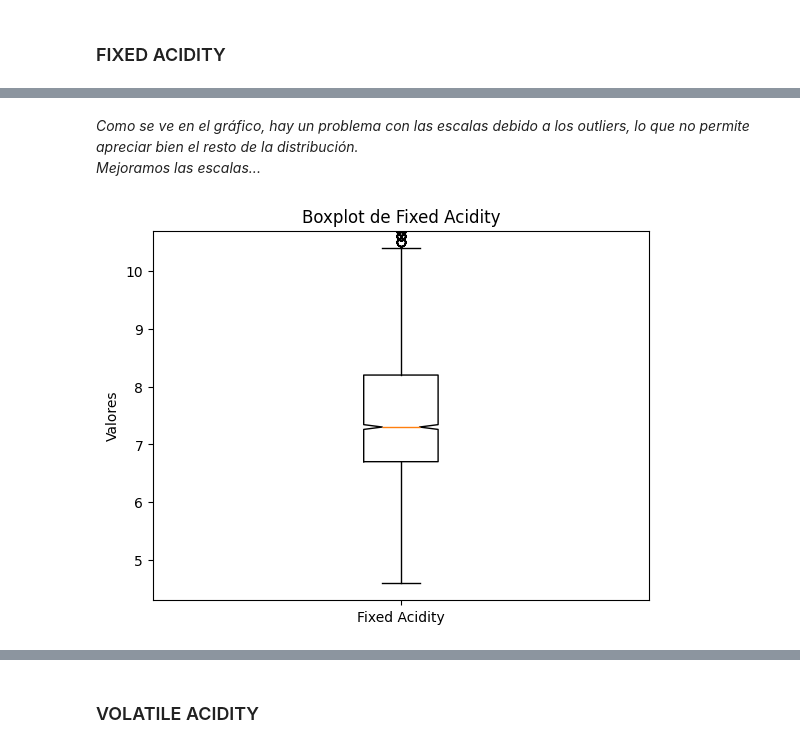
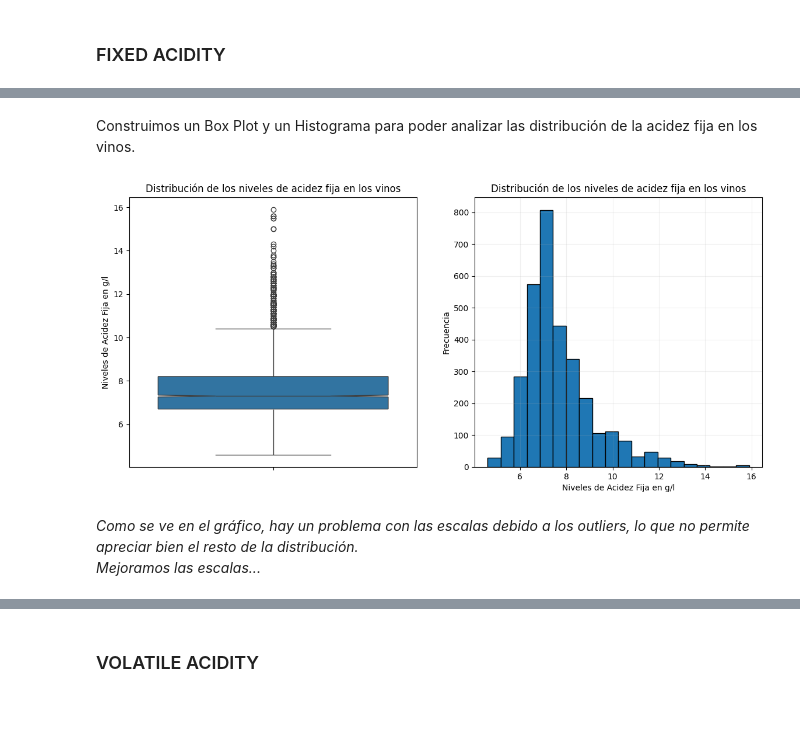
Before and after one commit to Matias914/Wine-Quality-Analysis, a Jupyter notebook: notebook_tpe.ipynb, the cells around one changed output, grey strips where cells are left out. Drawn from its saved outputs; the diff is of its cells as text; code cells hidden in the pictures; blank space fills up the shorter version.

```diff
--- a/notebook_tpe.ipynb
+++ b/notebook_tpe.ipynb
@@ -600,12 +615,43 @@ plt.show()
+# %% [markdown]
+Construimos un Box Plot y un Histograma para poder analizar las distribución de la acidez fija en los vinos.
+# %%
+# Se crean dos gráficos: un box plot y un histograma
+# Se establecen sus escalas
+fig, (bplot, his) = plt.subplots(1, 2, figsize=(14, 6))
+
+# BOX PLOT
+
+# Se crea el boxplot con seaborn. Se establece a que subplot pertenece
+sns.boxplot(y="fixed acidity", data=preprocessed_ds, notch=True, ax=bplot)
+
+# Se cambia el nombre de los ejes
+bplot.set_ylabel("Niveles de Acidez Fija en g/l")
+
+# Se agrega un título al gráfico
+bplot.set_title("Distribución de los niveles de acidez fija en los vinos")
+
+# HISTOGRAMA
+
+# Se establece un número de bins
+bins=20
+
+# Se crea el histograma
+his.hist(preprocessed_ds["fixed acidity"], bins=bins, edgecolor="black")
+
+# Se cambia el nombre de los ejes
+his.set_xlabel("Niveles de Acidez Fija en g/l")
+his.set_ylabel("Frecuencia")
+
+# Se agrega un título al gráfico
+his.set_title("Distribución de los niveles de acidez fija en los vinos")
+
+# Se agrega una grilla al histograma. Se ajusta la transparencia
+his.grid(alpha=0.2)
+
+# Se muestran los gráficos
+plt.show()
+# %% [output]
+[figure, added]
 # %% [markdown]
 _Como se ve en el gráfico, hay un problema con las escalas debido a los outliers, lo que no permite apreciar bien el resto de la distribución.
 Mejoramos las escalas..._
-# %%
-plt.boxplot(preprocessed_ds['fixed acidity'], notch=True)
-plt.title(f'Boxplot de Fixed Acidity')
-plt.xticks([1], ['Fixed Acidity'])
-plt.ylabel('Valores')
-plt.ylim(4.3, 10.7)
-plt.show()
-# %% [output]
-[figure, removed]
```
Also changed, not shown: parts of 34 cells of this notebook.
